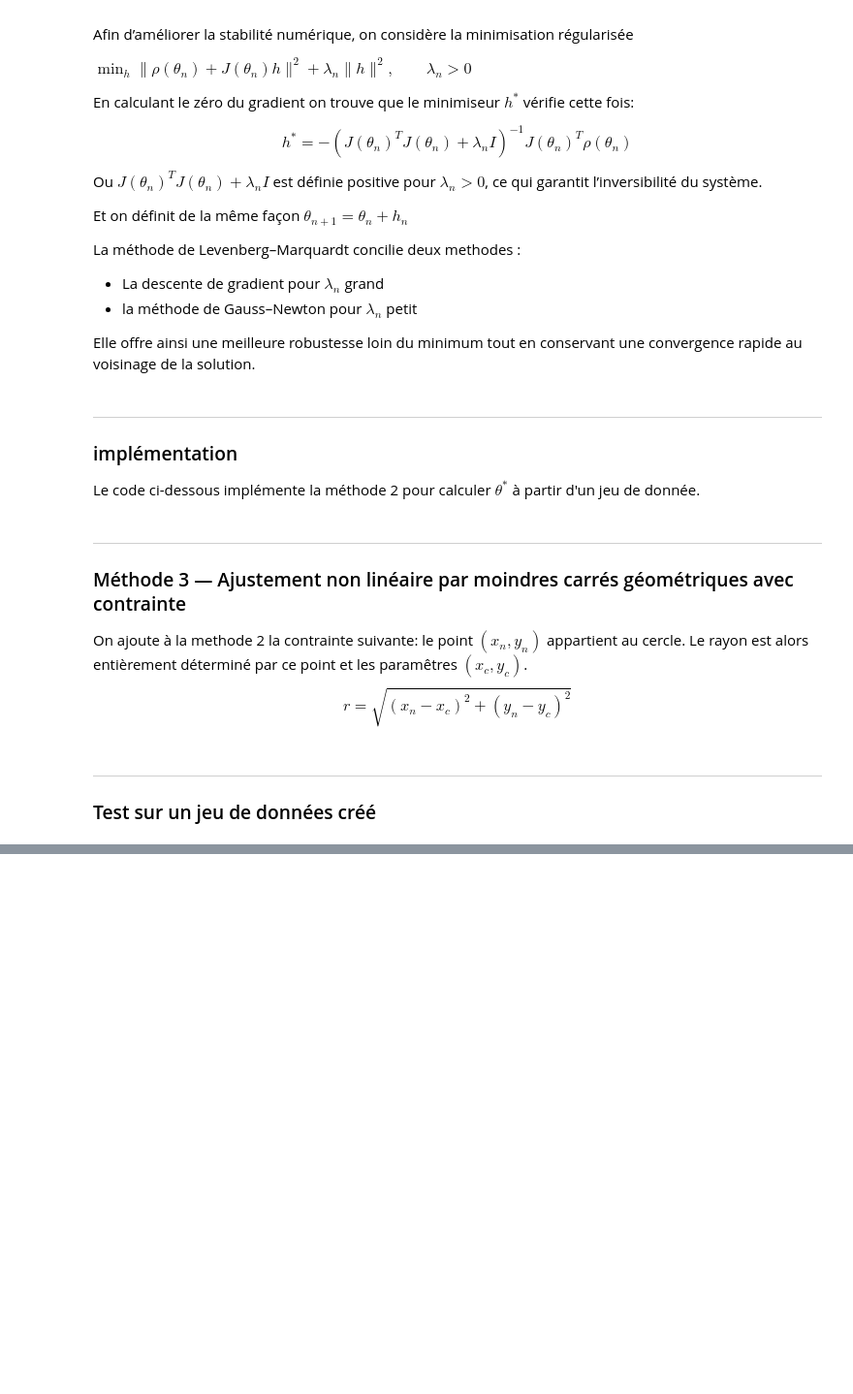
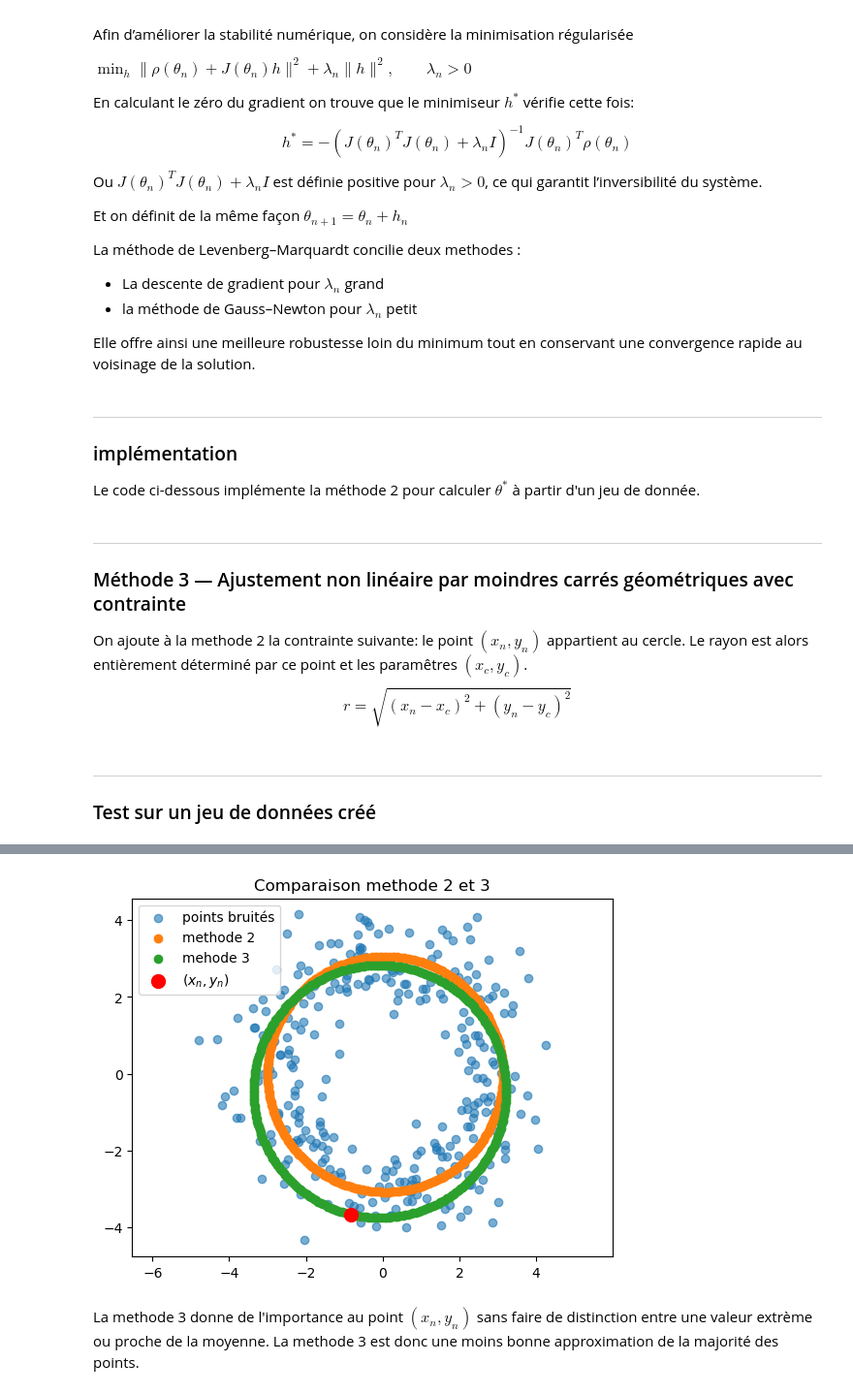
Before and after one commit to NourBouabid/Projet-optimisation-266-, a Jupyter notebook: notebook_final.ipynb, the cells around one changed output, grey strips where cells are left out. Shown at 97% size. Drawn from its saved outputs; the diff is of its cells as text; code cells hidden in the pictures; blank space fills up the shorter version.

Commit message:
comparaison

```diff
--- a/notebook_final.ipynb
+++ b/notebook_final.ipynb
@@ -217,0 +218,28 @@ plt.show()
+# %%
+#superposition
+
+plt.scatter(x_bruite, y_bruite, alpha=0.6, label="points bruités")
+
+xc2, yc2, r2 =methode2(x_bruite,y_bruite)
+xc3, yc3, r3 =methode3(x_bruite,y_bruite)
+
+theta = np.linspace(0, 2*np.pi, 300)
+
+x_cercle2 = xc2 + r2*np.cos(theta)
+y_cercle2 = yc2 + r2*np.sin(theta)
+plt.scatter(x_cercle2, y_cercle2, label="methode 2 ")
+
+x_cercle3 = xc3 + r3*np.cos(theta)
+y_cercle3 = yc3 + r3*np.sin(theta)
+plt.scatter(x_cercle3, y_cercle3, label="mehode 3")
+
+plt.scatter(x_bruite[-1], y_bruite[-1], color='red', s=100, label=r'$(x_n,y_n)$')
+
+plt.axis("equal")
+plt.title("Comparaison methode 2 et 3")
+plt.legend()
+plt.show()
+# %% [output]
+[figure, added]
+# %% [markdown]
+La methode 3 donne de l'importance au point $(x_n,y_n)$ sans faire de distinction entre une valeur extrème ou proche de la moyenne. La methode 3 est donc une moins bonne approximation de la majorité des points.
```
Also changed, not shown: parts of 6 cells of this notebook.
